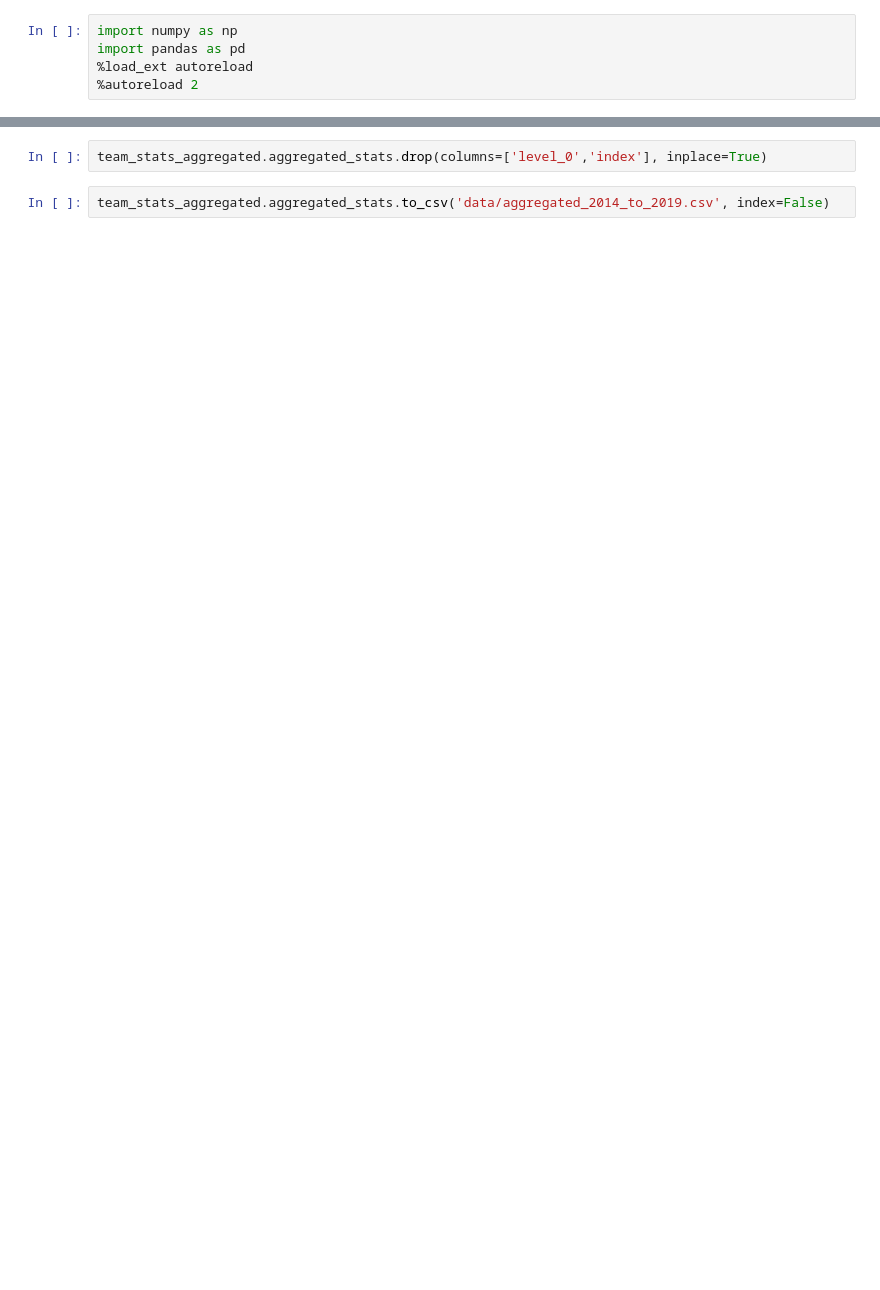
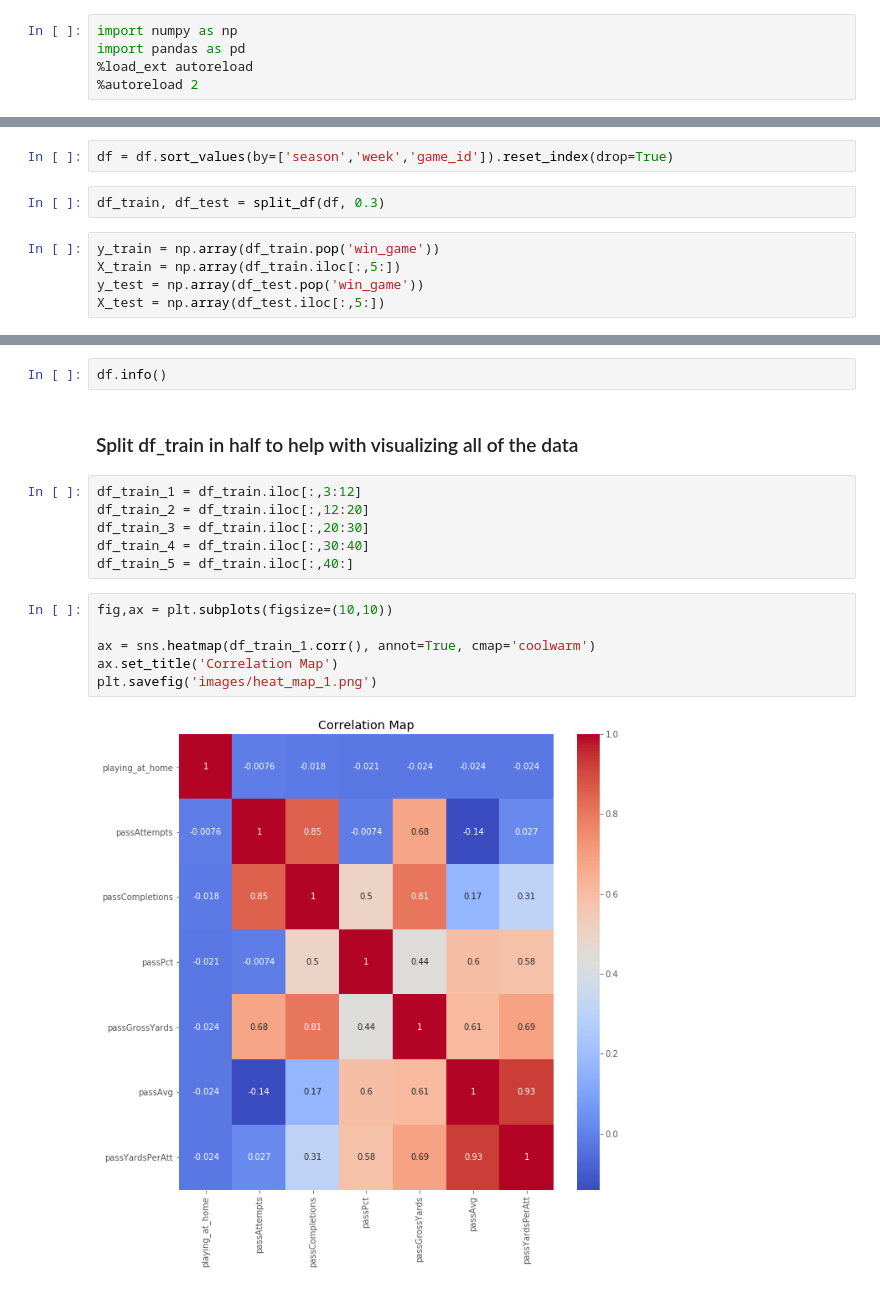
Before and after one commit to tylerjwoods/nfl_game_predictor, a Jupyter notebook: nfl_notebook.ipynb, the cells around one changed output, grey strips where cells are left out. Saved outputs shown, nothing was run; the diff lists cells and outputs as text; blank space fills up the shorter version.

```diff
--- a/nfl_notebook.ipynb
+++ b/nfl_notebook.ipynb
@@ -23,0 +19,9 @@ df = game_id_cleaner(df)
+# %%
+df = df.sort_values(by=['season','week','game_id']).reset_index(drop=True)
+# %%
+df_train, df_test = split_df(df, 0.3)
+# %%
+y_train = np.array(df_train.pop('win_game'))
+X_train = np.array(df_train.iloc[:,5:])
+y_test = np.array(df_test.pop('win_game'))
+X_test = np.array(df_test.iloc[:,5:])
@@ -44,4 +88,18 @@ team_stats_aggregated.aggregated_stats.to_csv('data/aggregated_2014_to_2019.csv'
-# %%
-team_stats_aggregated.aggregated_stats.drop(columns=['level_0','index'], inplace=True)
-# %%
-team_stats_aggregated.aggregated_stats.to_csv('data/aggregated_2014_to_2019.csv', index=False)
+# %%
+df.info()
+# %% [markdown]
+### Split df_train in half to help with visualizing all of the data
+# %%
+df_train_1 = df_train.iloc[:,3:12]
+df_train_2 = df_train.iloc[:,12:20]
+df_train_3 = df_train.iloc[:,20:30]
+df_train_4 = df_train.iloc[:,30:40]
+df_train_5 = df_train.iloc[:,40:]
+# %%
+fig,ax = plt.subplots(figsize=(10,10))
+
+ax = sns.heatmap(df_train_1.corr(), annot=True, cmap='coolwarm')
+ax.set_title('Correlation Map')
+plt.savefig('images/heat_map_1.png')
+# %% [output]
+[figure, added]
```
Also changed, not shown: parts of 30 cells of this notebook, 8 other files.
